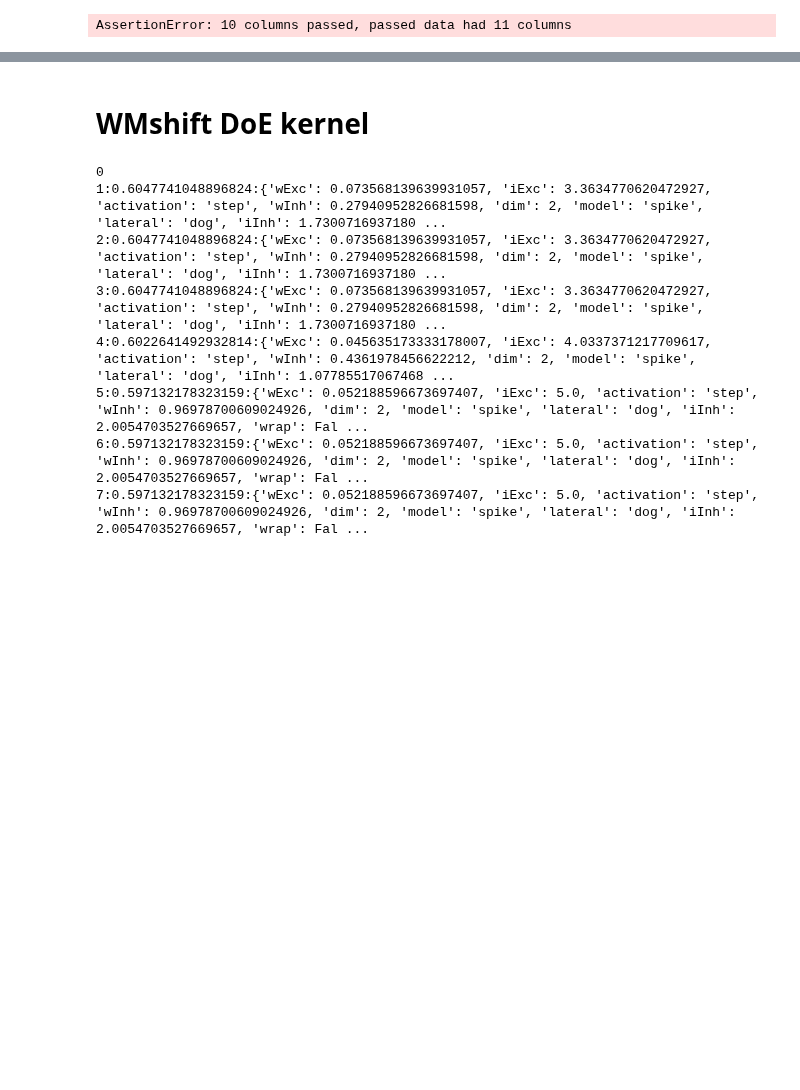
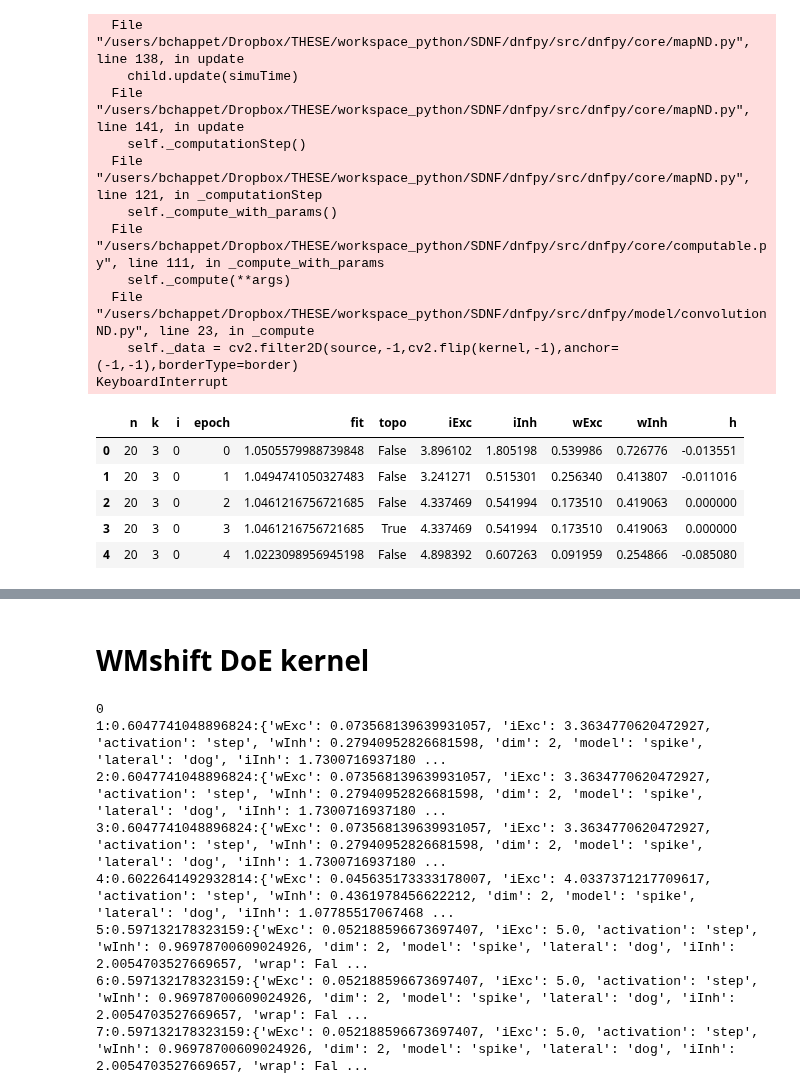
Before and after one commit to bchappet/dnfpy, a Jupyter notebook: src/dnfpyUtils/optimisation/Test SPSO DNF.ipynb, the cells around one changed output, grey strips where cells are left out. Drawn from its saved outputs; the diff is of its cells as text; code cells hidden in the pictures; blank space fills up the shorter version.

Commit message:
ModelDNF_WM : scene exploration

```diff
--- a/src/dnfpyUtils/optimisation/Test SPSO DNF.ipynb
+++ b/src/dnfpyUtils/optimisation/Test SPSO DNF.ipynb
@@ -70,8 +70,24 @@ for i in range(nbRepet):
 # %%
-df = pd.DataFrame(data_k_i,columns=['n','k','i','epoch','fit','topo','iExc','iInh','wExc','wInh'])
+df = pd.DataFrame(data_k_i,columns=['n','k','i','epoch','fit','topo','iExc','iInh','wExc','wInh','h'])
 df.head()
 # %% [output]
-AssertionError: 10 columns passed, passed data had 11 columns
+  File "/users/bchappet/Dropbox/THESE/workspace_python/SDNF/dnfpy/src/dnfpy/core/mapND.py", line 138, in update
+    child.update(simuTime)
+  File "/users/bchappet/Dropbox/THESE/workspace_python/SDNF/dnfpy/src/dnfpy/core/mapND.py", line 141, in update
+    self._computationStep()
+  File "/users/bchappet/Dropbox/THESE/workspace_python/SDNF/dnfpy/src/dnfpy/core/mapND.py", line 121, in _computationStep
+    self._compute_with_params()
+  File "/users/bchappet/Dropbox/THESE/workspace_python/SDNF/dnfpy/src/dnfpy/core/computable.py", line 111, in _compute_with_params
+    self._compute(**args)
+  File "/users/bchappet/Dropbox/THESE/workspace_python/SDNF/dnfpy/src/dnfpy/model/convolutionND.py", line 23, in _compute
+    self._data = cv2.filter2D(source,-1,cv2.flip(kernel,-1),anchor=(-1,-1),borderType=border)
+KeyboardInterrupt
+|  | n | k | i | epoch | fit | topo | iExc | iInh | wExc | wInh | h |
+| 0 | 20 | 3 | 0 | 0 | 1.0505579988739848 | False | 3.896102 | 1.805198 | 0.539986 | 0.726776 | -0.013551 |
+| 1 | 20 | 3 | 0 | 1 | 1.0494741050327483 | False | 3.241271 | 0.515301 | 0.256340 | 0.413807 | -0.011016 |
+| 2 | 20 | 3 | 0 | 2 | 1.0461216756721685 | False | 4.337469 | 0.541994 | 0.173510 | 0.419063 | 0.000000 |
+| 3 | 20 | 3 | 0 | 3 | 1.0461216756721685 | True | 4.337469 | 0.541994 | 0.173510 | 0.419063 | 0.000000 |
+| 4 | 20 | 3 | 0 | 4 | 1.0223098956945198 | False | 4.898392 | 0.607263 | 0.091959 | 0.254866 | -0.085080 |
 # %%
 plt.figure(figsize=(16,10))
 sns.tsplot(time='epoch',value='fit',unit='i',data=df)
```
Also changed, not shown: parts of 2 cells of this notebook, 8 other files.
